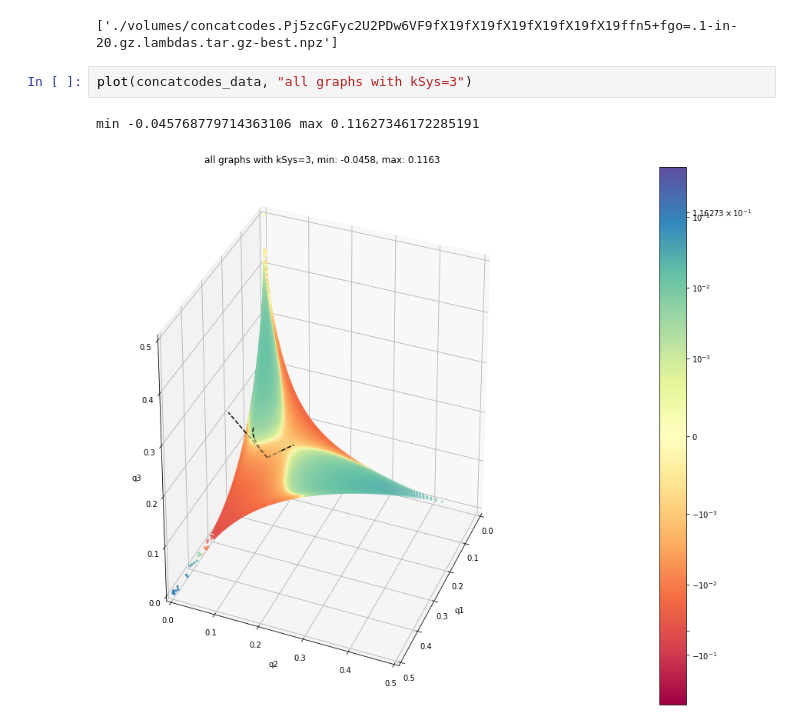
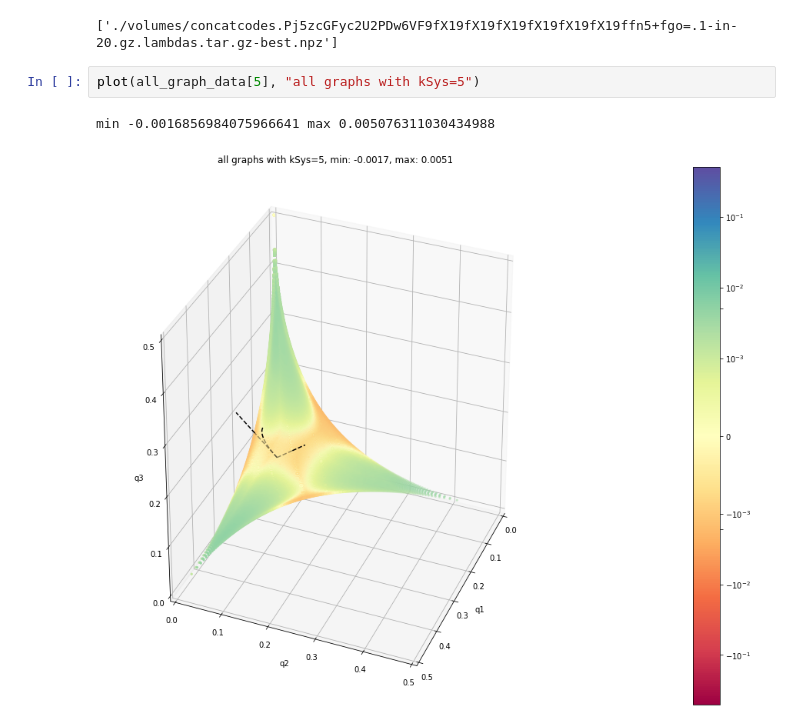
Before and after one commit to rumschuettel/CoffeeCode, a Jupyter notebook: scripts/show-3dplot.ipynb, the cells around one changed output. Drawn from its saved outputs; the diff is of its cells as text.

```diff
--- a/scripts/show-3dplot.ipynb
+++ b/scripts/show-3dplot.ipynb
@@ -158,7 +168,7 @@ concatcodes_data = maximum_qs(concatcodes_data)
 # %% [output]
 ['./volumes/concatcodes.Pj5zcGFyc2U2PDw6VF9fX19fX19fX19fX19fX19fX19ffn5+fgo=.1-in-20.gz.lambdas.tar.gz-best.npz']
 # %%
-plot(concatcodes_data, "all graphs with kSys=3")
+plot(all_graph_data[5], "all graphs with kSys=5")
 # %% [output]
-min -0.045768779714363106 max 0.11627346172285191
+min -0.0016856984075966641 max 0.005076311030434988
-[figure, old version]
+[figure, new version]
```
Also changed, not shown: parts of 1 cell of this notebook, 1 other file.
